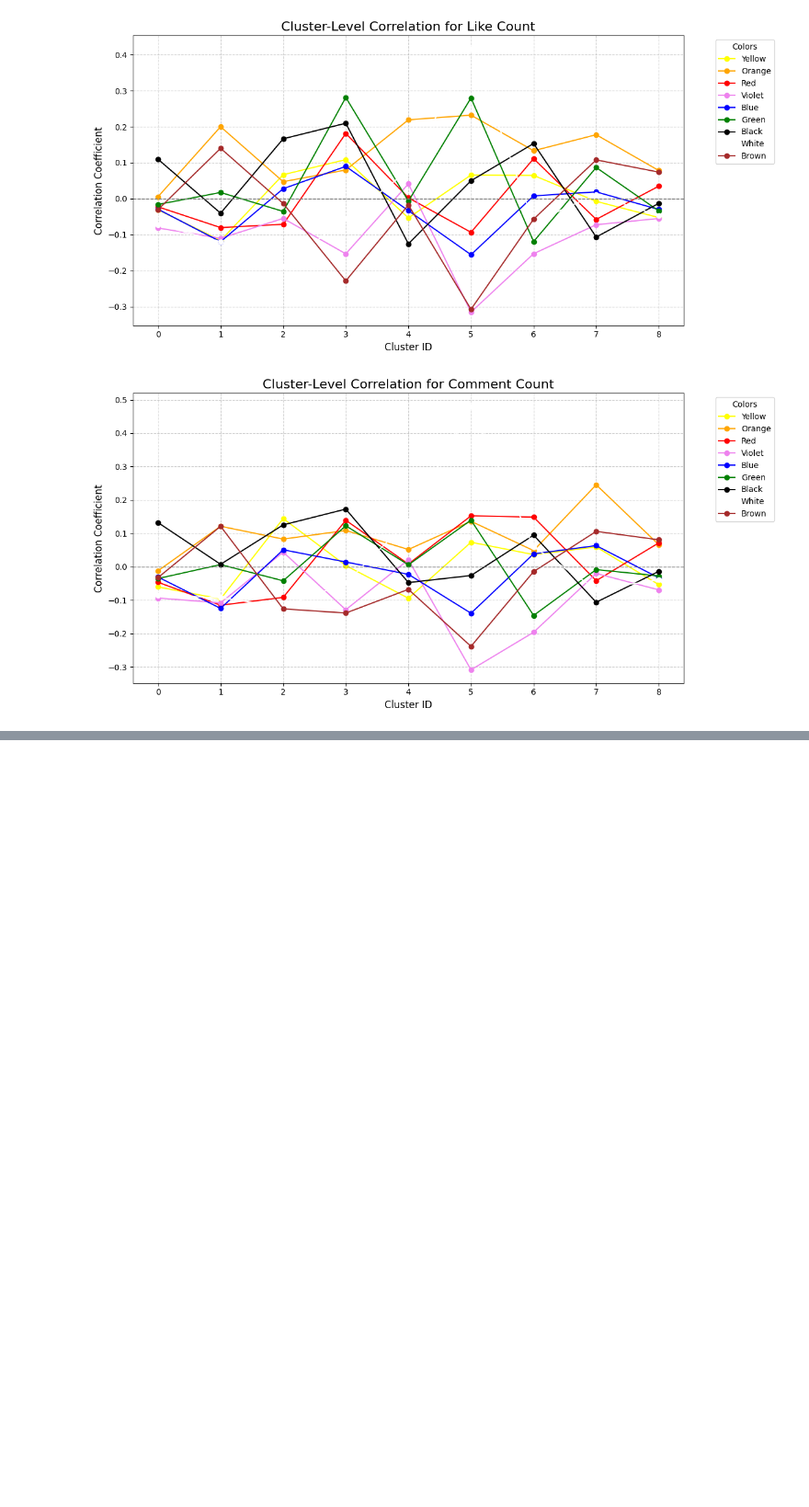
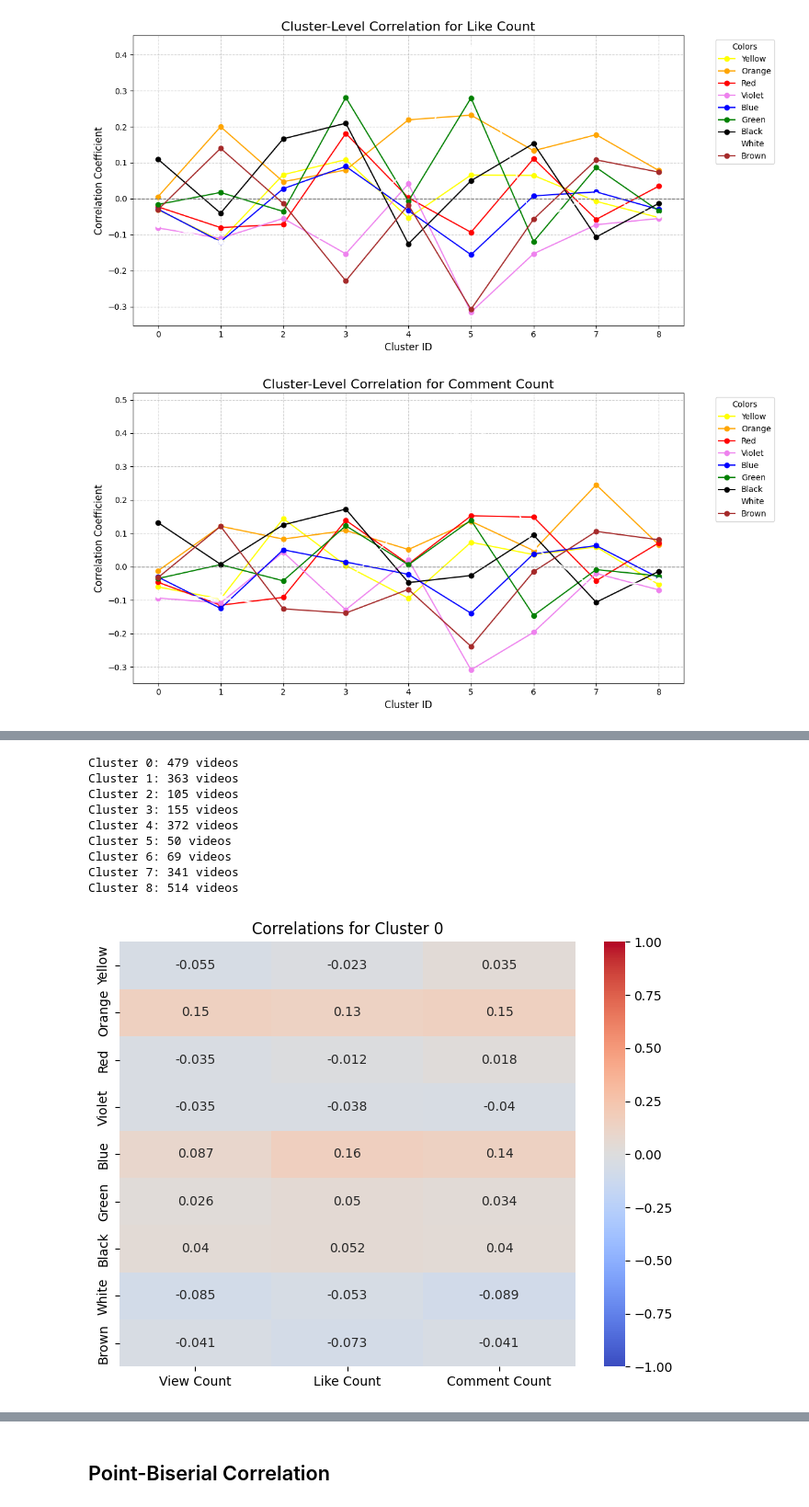
Before and after one commit to GazerJin/ColorExtractionProfile, a Jupyter notebook: Correlation_Analysis_Color.ipynb, the cells around one changed output, grey strips where cells are left out. Shown at 92% size. Saved outputs shown, nothing was run; the diff lists cells and outputs as text; code cells hidden in the pictures; blank space fills up the shorter version.

```diff
--- a/Correlation_Analysis_Color.ipynb
+++ b/Correlation_Analysis_Color.ipynb
@@ -196,0 +274,42 @@ for metric in metric_columns:
+# %%
+# Analyze by cluster in numerical order
+for cluster_num in sorted(merged_data['cluster'].unique()):
+    cluster_data = merged_data[merged_data['cluster'] == cluster_num]
+
+    # Calculate correlations for this cluster
+    cluster_corr = pd.DataFrame(index=color_columns, columns=metric_columns)
+
+    for color in color_columns:
+        for metric in metric_columns:
+            # Check if there's enough data to calculate correlation
+            if len(cluster_data[color].dropna()) > 1 and len(cluster_data[metric].dropna()) > 1:
+                corr, _ = spearmanr(cluster_data[color], cluster_data[metric], nan_policy='omit')
+                cluster_corr.loc[color, metric] = corr
+            else:
+                cluster_corr.loc[color, metric] = np.nan
+
+    # Make sure cluster_corr is numeric
+    cluster_corr = cluster_corr.astype(float)
+
+    # Handle NaN values for visualization
+    cluster_corr_clean = cluster_corr.fillna(0)  # Replace NaN with 0 for visualization
+
+    # Print cluster size information
+    print(f"Cluster {cluster_num}: {len(cluster_data)} videos")
+
+    # Visualize
+    plt.figure(figsize=(8, 6))
+    sns.heatmap(cluster_corr_clean, annot=True, cmap='coolwarm', vmin=-1, vmax=1)
+    plt.title(f'Correlations for Cluster {cluster_num}')
+    plt.tight_layout
+# %% [output]
+Cluster 0: 479 videos
+Cluster 1: 363 videos
+Cluster 2: 105 videos
+Cluster 3: 155 videos
+Cluster 4: 372 videos
+Cluster 5: 50 videos
+Cluster 6: 69 videos
+Cluster 7: 341 videos
+Cluster 8: 514 videos
+[figure, added]
@@ -196,0 +324,2 @@ for metric in metric_columns:
+# %% [markdown]
+## Point-Biserial Correlation
```
Also changed, not shown: parts of 11 cells of this notebook.
